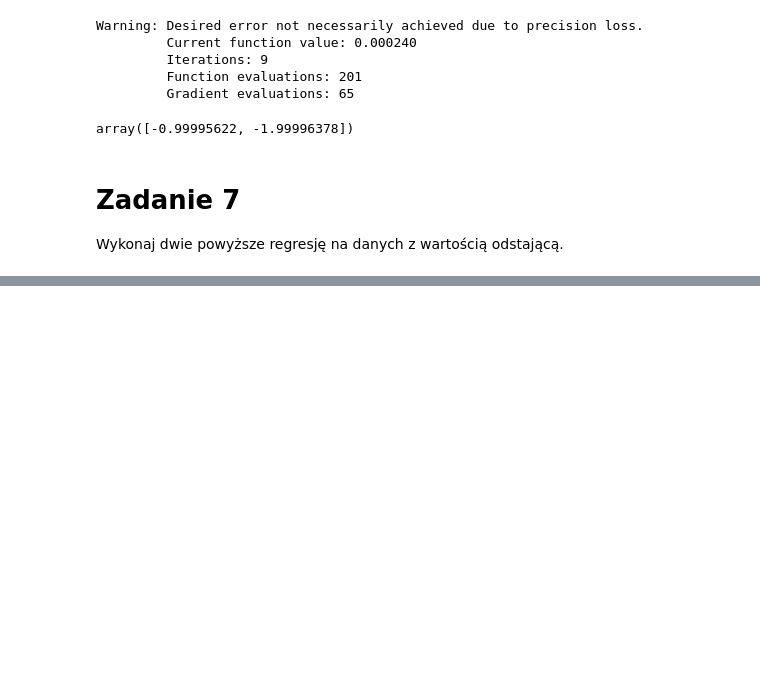
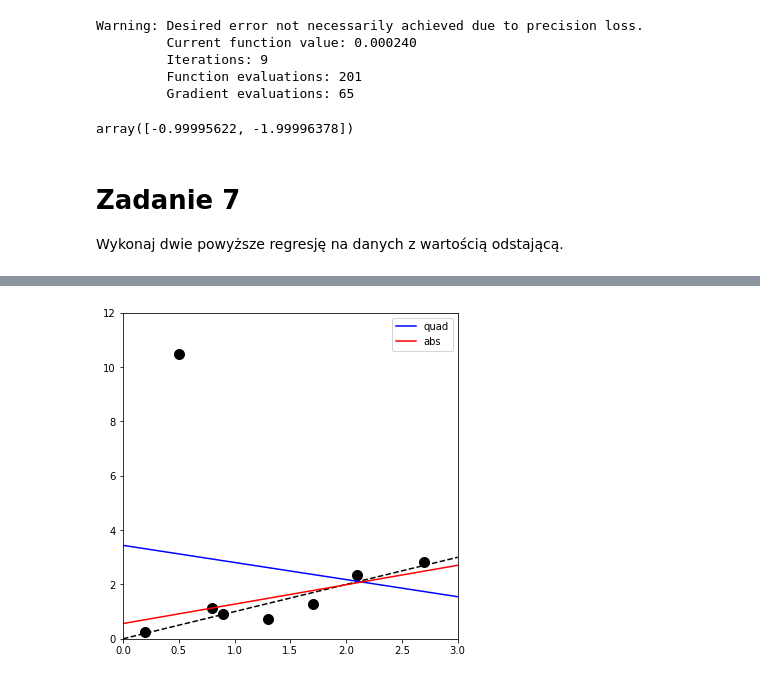
Before and after one commit to balins/podstawy_sztucznej_inteligencji, a Jupyter notebook: Z04_C_linear regression.ipynb, the cells around one changed output, grey strips where cells are left out. Cells and saved outputs as stored; diff of their text form; code cells hidden in the pictures; blank space fills up the shorter version.

Commit message:
Add a plot for regression comparison

```diff
--- a/Z04_C_linear regression.ipynb
+++ b/Z04_C_linear regression.ipynb
@@ -297,0 +298,21 @@ Warning: Desired error not necessarily achieved due to precision loss.
+# %%
+def lin(a, b):
+    return lambda x: a*x + b
+
+f_quad = lin(*res)
+f_abs  = lin(*res_abs)
+
+x_tr = np.linspace(0., 3, 200)
+y_tr = f(x_tr)
+plt.figure(figsize=(6,6))
+axes = plt.gca()
+axes.set_xlim([0,3])
+axes.set_ylim([0,12])
+plt.plot(x_tr, y_tr, '--k')
+plt.plot(x, y, 'ok', ms=10);
+plt.plot(x_tr, f_quad(x_tr), color='blue', label='quad')
+plt.plot(x_tr, f_abs(x_tr), color='red', label='abs')
+plt.legend()
+plt.show()
+# %% [output]
+[figure, added]
```
Also changed, not shown: parts of 8 cells of this notebook.
